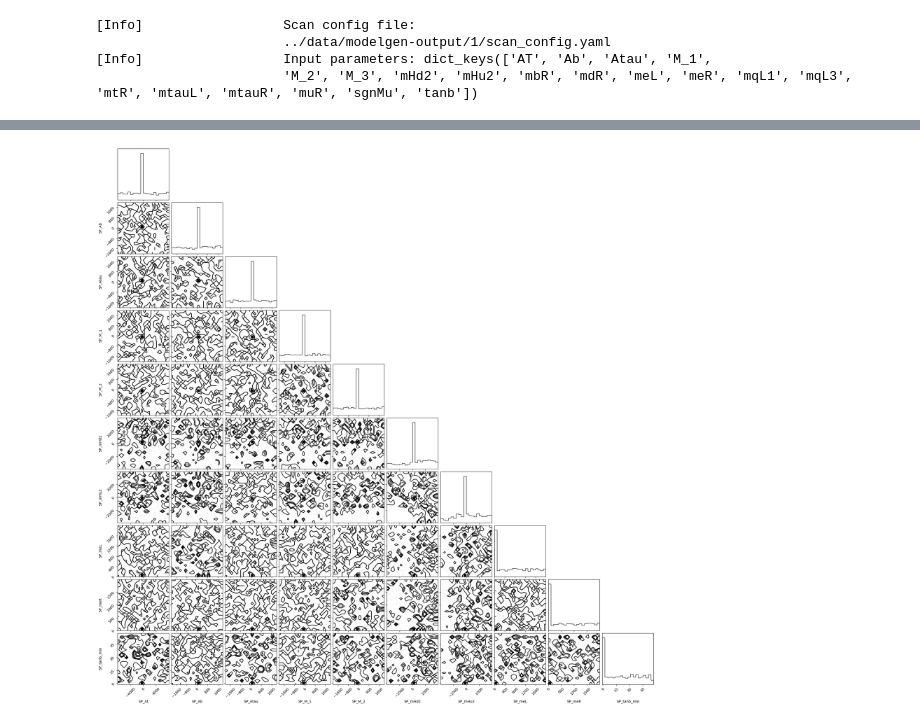
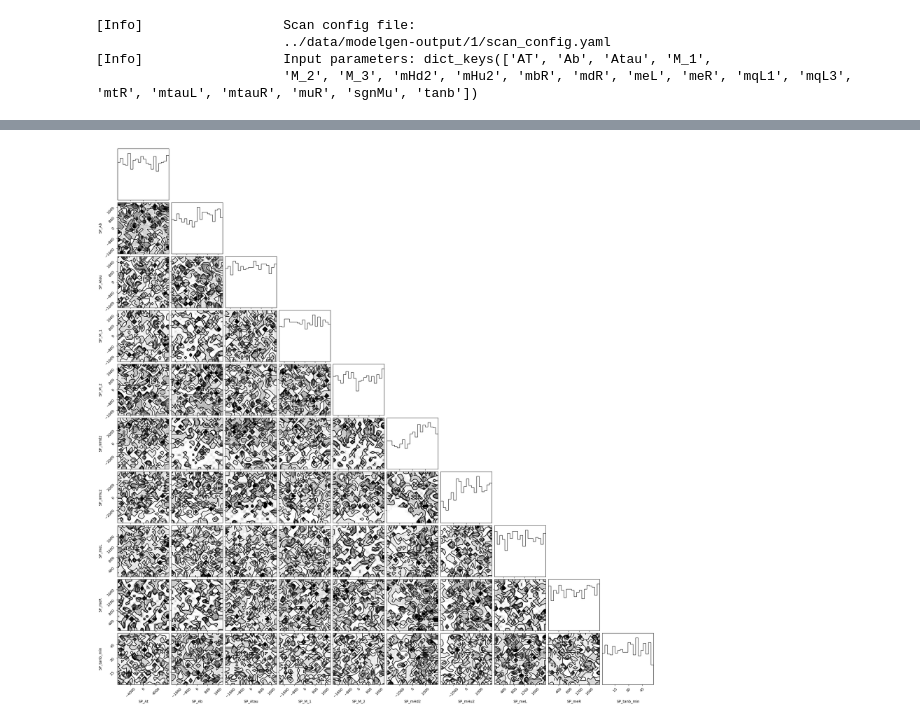
Before and after one commit to vallereichi/mssmscanning, a Jupyter notebook: MSSM/inspect-root-file.ipynb, the cells around one changed output, grey strips where cells are left out. Cells and saved outputs as stored; diff of their text form; code cells hidden in the pictures.

```diff
--- a/MSSM/inspect-root-file.ipynb
+++ b/MSSM/inspect-root-file.ipynb
@@ -23,7 +24,10 @@ msg.log(f"Inspecting file {input_file}", vl.info)
                         ../data/modelgen-output/1/ntuple.0.0.root
 # %%
 scan_data = uproot.open(input_file + ":susy")
-scan_data.show()
-valid_models = scan_data["SP_err_num"].array(library="np")
-valid_models
+parameter_df = scan_data.arrays(["SP_At", "SP_Ab", "SP_Atau", "SP_M_1", "SP_M_2", "SP_mHd2", "SP_mHu2", "SP_meL", "SP_meR", "SP_tanb_min"], library="pd")
+
+valid_models = parameter_df[(parameter_df != -1).any(axis=1)]
+
+msg.log(f"number of generated models: {scan_data["model"].num_entries}", vl.info)
+msg.log(f"number of valid models: {valid_models.shape[0]}", vl.info)
 # %% [output]
@@ -103,6 +72,5 @@ def plot_parameter(parameter_name: str, data: pd.DataFrame, output_path: str = "
 # %%
-corner_fig = corner.corner(parameter_df, divergences=True, labels=parameter_df.columns)
-corner_fig.savefig("corner_plot_root.png")
+corner_fig = corner.corner(valid_models, divergences=True, labels=parameter_df.columns)
 # %% [output]
 WARNING:root:Please install arviz to use the advanced features of corner
 WARNING:root:Too few points to create valid contours
@@ -124 +85 @@ WARNING:root:Too few points to create valid contours
-[figure, old version]
+[figure, new version]
```
Also changed, not shown: parts of 7 cells of this notebook, 5 other files.
